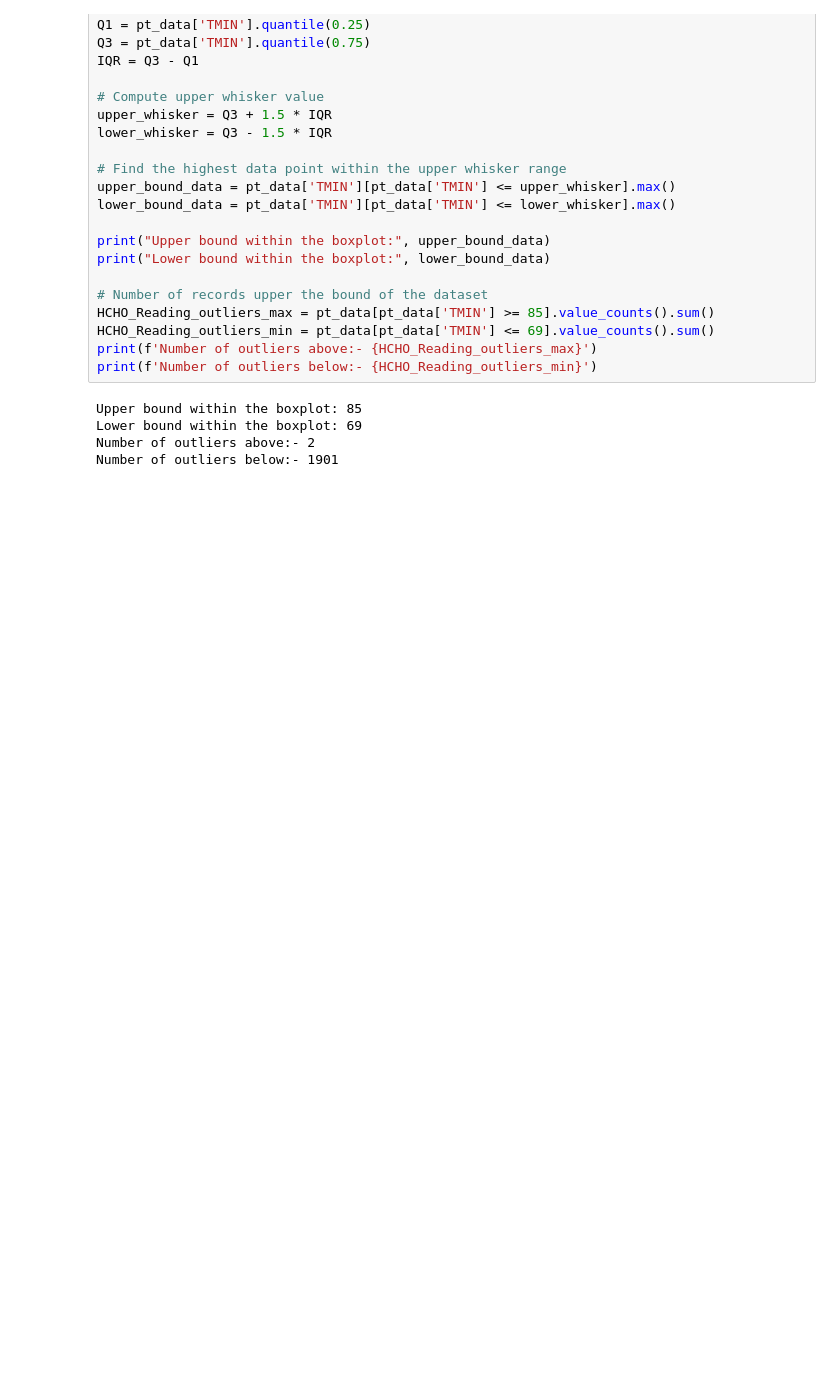
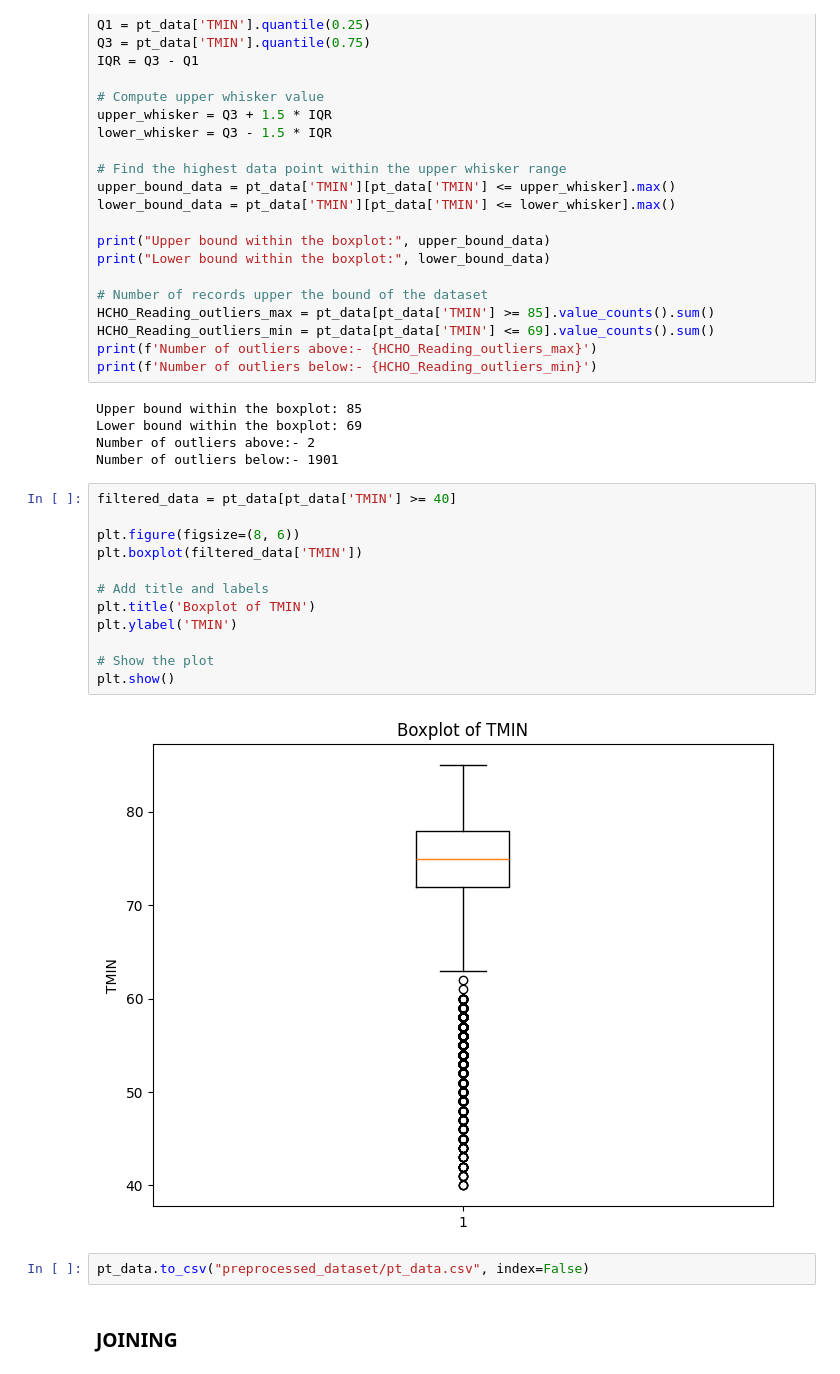
Before and after one commit to VinukaSilva/HCHO-Prediction, a Jupyter notebook: Precipitation Avg_Temperature.ipynb, the cells around one changed output. Saved outputs shown, nothing was run; the diff lists cells and outputs as text; blank space fills up the shorter version.

```diff
--- a/Precipitation Avg_Temperature.ipynb
+++ b/Precipitation Avg_Temperature.ipynb
@@ -345,3 +346,21 @@ Upper bound within the boxplot: 85
 Lower bound within the boxplot: 69
 Number of outliers above:- 2
 Number of outliers below:- 1901
+# %%
+filtered_data = pt_data[pt_data['TMIN'] >= 40]
+
+plt.figure(figsize=(8, 6))
+plt.boxplot(filtered_data['TMIN'])
+
+# Add title and labels
+plt.title('Boxplot of TMIN')
+plt.ylabel('TMIN')
+
+# Show the plot
+plt.show()
+# %% [output]
+[figure, added]
+# %%
+pt_data.to_csv("preprocessed_dataset/pt_data.csv", index=False)
+# %% [markdown]
+### JOINING
```
Also changed, not shown: parts of 12 cells of this notebook, 1 other file.
